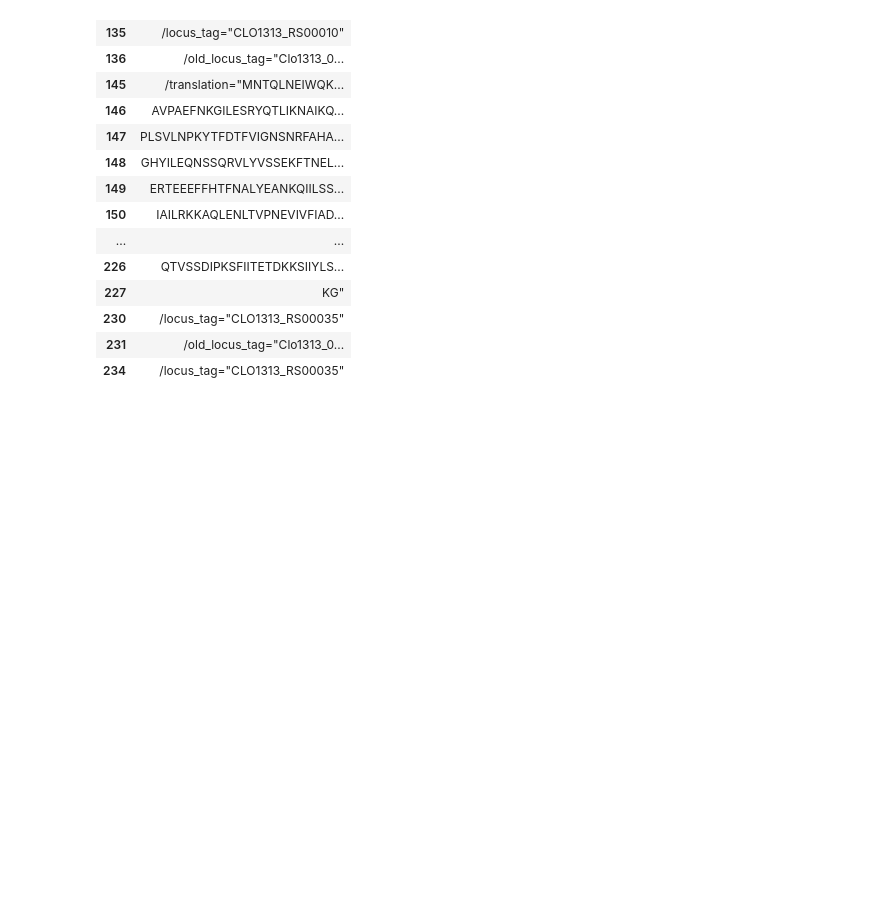
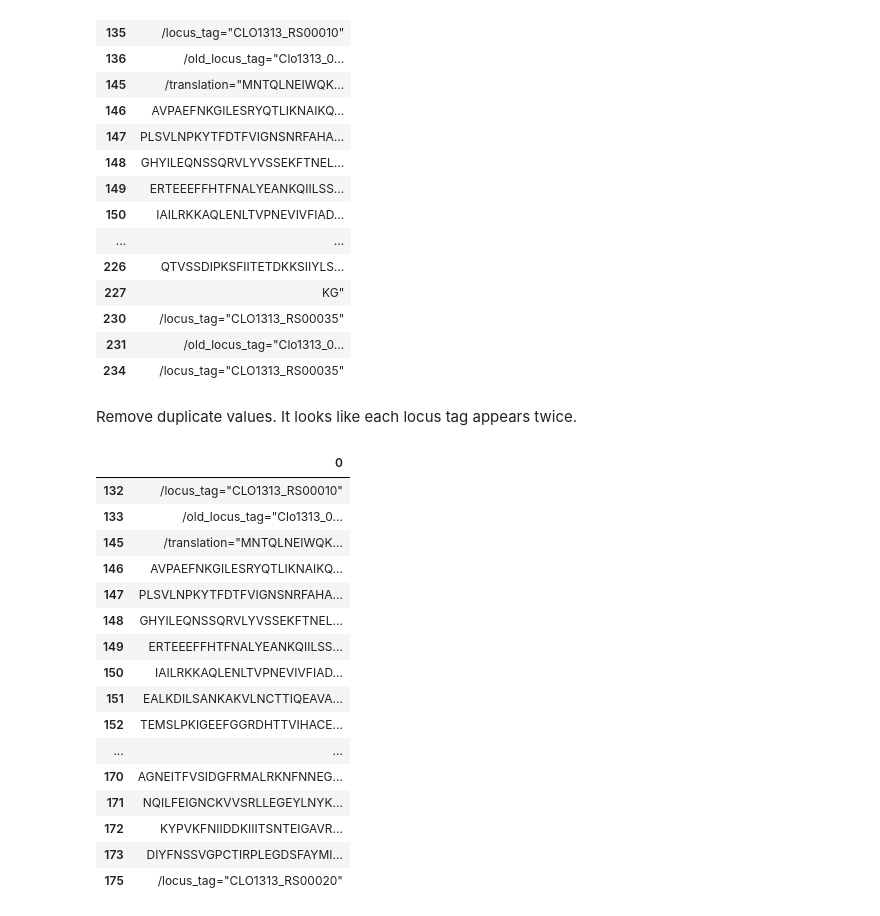
Before and after one commit to bbchen33/Data-Science, a Jupyter notebook: Genome_data_wrangling.ipynb, the cells around one changed output. Drawn from its saved outputs; the diff is of its cells as text; code cells hidden in the pictures; blank space fills up the shorter version.

```diff
--- a/Genome_data_wrangling.ipynb
+++ b/Genome_data_wrangling.ipynb
@@ -133,3 +134,27 @@ table.head(50)
 | 230 | /locus_tag="CLO1313_RS00035" |
 | 231 | /old_locus_tag="Clo1313_0... |
 | 234 | /locus_tag="CLO1313_RS00035" |
+# %% [markdown]
+Remove duplicate values. It looks like each locus tag appears twice.
+# %%
+table_unique = table.drop_duplicates()
+# %%
+table_unique.head(20)
+# %% [output]
+|  | 0 |
+| 132 | /locus_tag="CLO1313_RS00010" |
+| 133 | /old_locus_tag="Clo1313_0... |
+| 145 | /translation="MNTQLNEIWQK... |
+| 146 | AVPAEFNKGILESRYQTLIKNAIKQ... |
+| 147 | PLSVLNPKYTFDTFVIGNSNRFAHA... |
+| 148 | GHYILEQNSSQRVLYVSSEKFTNEL... |
+| 149 | ERTEEEFFHTFNALYEANKQIILSS... |
+| 150 | IAILRKKAQLENLTVPNEVIVFIAD... |
+| 151 | EALKDILSANKAKVLNCTTIQEAVA... |
+| 152 | TEMSLPKIGEEFGGRDHTTVIHACE... |
+| ... | ... |
+| 170 | AGNEITFVSIDGFRMALRKNFNNEG... |
+| 171 | NQILFEIGNCKVVSRLLEGEYLNYK... |
+| 172 | KYPVKFNIIDDKIIITSNTEIGAVR... |
+| 173 | DIYFNSSVGPCTIRPLEGDSFAYMI... |
+| 175 | /locus_tag="CLO1313_RS00020" |
```
Also changed, not shown: parts of 31 cells of this notebook.
